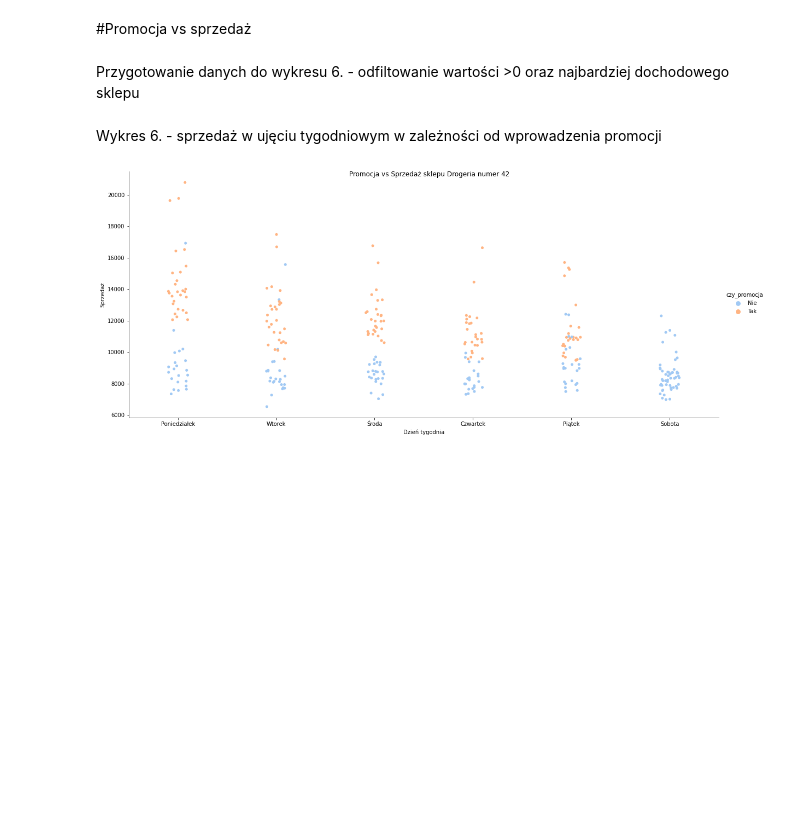
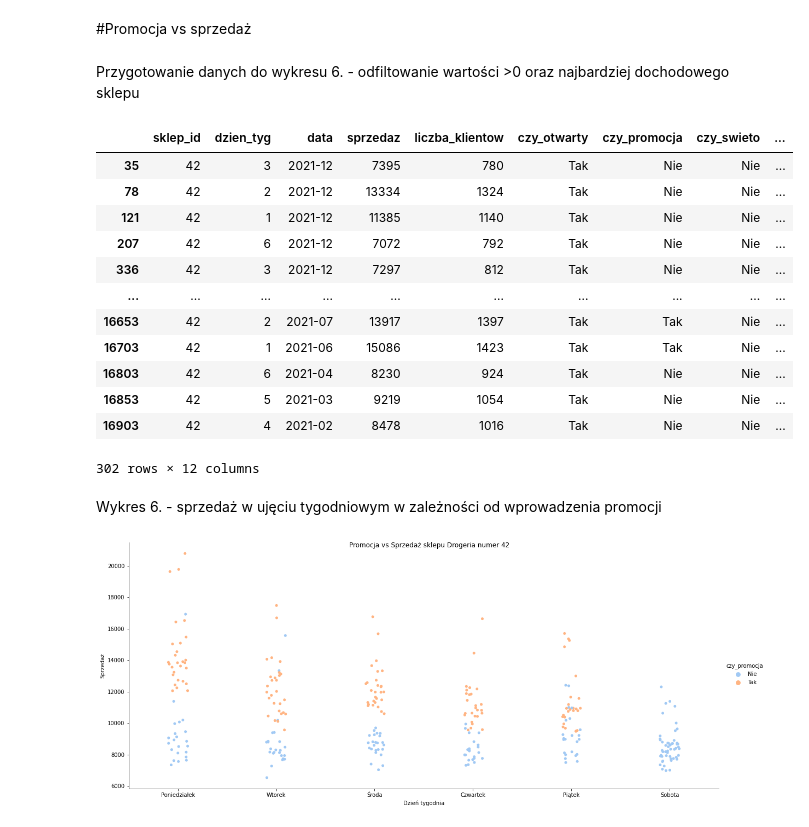
Before and after one commit to justynamatejkowska/wizualizacja_py, a Jupyter notebook: Wizualizacja_py_Matejkowska_Lewandowska.ipynb, the cells around one changed output. Drawn from its saved outputs; the diff is of its cells as text; code cells hidden in the pictures; blank space fills up the shorter version.

```diff
--- a/Wizualizacja_py_Matejkowska_Lewandowska.ipynb
+++ b/Wizualizacja_py_Matejkowska_Lewandowska.ipynb
@@ -278,6 +278,21 @@ plot_sales_and_customers(sklep_42)
 Przygotowanie danych do wykresu 6. - odfiltowanie wartości >0 oraz najbardziej dochodowego sklepu
 # %%
 shops3 = shops[(shops.sklep_id == 42 ) & (shops.czy_otwarty == 'Tak') ]
+shops3
+# %% [output]
+|  | sklep_id | dzien_tyg | data | sprzedaz | liczba_klientow | czy_otwarty | czy_promocja | czy_swieto | ... |
+| 35 | 42 | 3 | 2021-12 | 7395 | 780 | Tak | Nie | Nie | ... |
+| 78 | 42 | 2 | 2021-12 | 13334 | 1324 | Tak | Nie | Nie | ... |
+| 121 | 42 | 1 | 2021-12 | 11385 | 1140 | Tak | Nie | Nie | ... |
+| 207 | 42 | 6 | 2021-12 | 7072 | 792 | Tak | Nie | Nie | ... |
+| 336 | 42 | 3 | 2021-12 | 7297 | 812 | Tak | Nie | Nie | ... |
+| ... | ... | ... | ... | ... | ... | ... | ... | ... | ... |
+| 16653 | 42 | 2 | 2021-07 | 13917 | 1397 | Tak | Tak | Nie | ... |
+| 16703 | 42 | 1 | 2021-06 | 15086 | 1423 | Tak | Tak | Nie | ... |
+| 16803 | 42 | 6 | 2021-04 | 8230 | 924 | Tak | Nie | Nie | ... |
+| 16853 | 42 | 5 | 2021-03 | 9219 | 1054 | Tak | Nie | Nie | ... |
+| 16903 | 42 | 4 | 2021-02 | 8478 | 1016 | Tak | Nie | Nie | ... |
+302 rows × 12 columns
 # %% [markdown]
 Wykres 6. - sprzedaż w ujęciu tygodniowym w zależności od wprowadzenia promocji
 # %%
```
